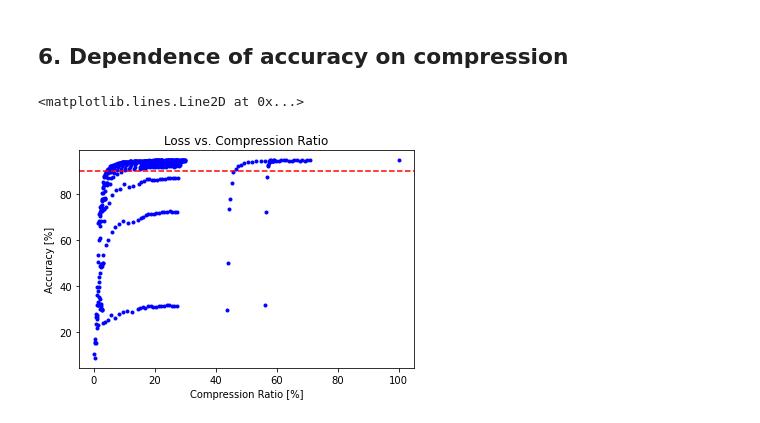
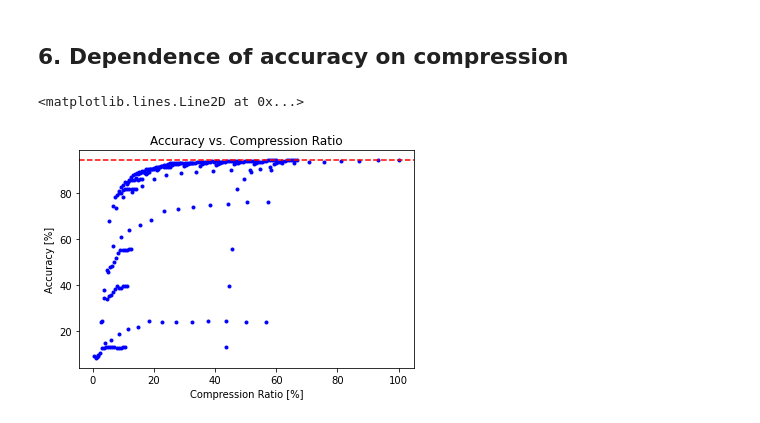
Before and after one commit to aaronleesander/DMRG-inspired-Algorithms-for-Neural-Network-Compression, a Jupyter notebook: DMRG/NN_Single_Model.ipynb, the cells around one changed output. Saved outputs shown, nothing was run; the diff lists cells and outputs as text; code cells hidden in the pictures.

Commit message:
expanded tests in single model, first descent algorithm

```diff
--- a/DMRG/NN_Single_Model.ipynb
+++ b/DMRG/NN_Single_Model.ipynb
@@ -18,7 +10,7 @@ from neural_networks import *
 # %% [markdown]
 ## 1. Train
 # %%
-D = 4
+D = 16
 threshold = 90
 # %%
 # List of layer 1 weights (0-3), layer 1 bias (4), layer 2 weights (5-8), layer 2 bias (9)
@@ -221,8 +258,8 @@ for W1_dim in range(1, len(compressed_MPS_1)+1):
 
         dim_0 = [MPS_0_test[0].shape[1], MPS_0_test[1].shape[1], MPS_0_test[2].shape[1], MPS_0_test[3].shape[1]]
         dim_1 = [MPS_1_test[0].shape[1], MPS_1_test[1].shape[1], MPS_1_test[2].shape[1], MPS_1_test[3].shape[1]]
-        MPO_0_test = open_legs(MPS_0_test, MPO_0, bond_dim=dim_0)
-        MPO_1_test = open_legs(MPS_1_test, MPO_1, bond_dim=dim_1)
+        MPO_0_test = open_legs(MPS_0_test, sigma=[4,7,7,4], sigma_prime=[4,4,4,4], bond_dim=dim_0)
+        MPO_1_test = open_legs(MPS_1_test, sigma=[4,4,4,4], sigma_prime=[1,10,1,1], bond_dim=dim_1)
 
         acc, t = FC2(MPO_0_test, bias_0, MPO_1_test, bias_1)
         acc_compressed.append(acc)
@@ -258,2 +295,20 @@ Extracting ./data/t10k-labels-idx1-ubyte.gz
 # %% [markdown]
 ## 3. Heatmap of accuracy by layer dimension
+# %%
+acc_orig, time_orig = FC2(MPO_0, bias_0, MPO_1, bias_1)
+acc_matrix = []
+for W0_dim in range(1, len(compressed_MPS_0)+1):
+    acc_array = []
+    MPS_0_test = compressed_MPS_0[W0_dim-1]
+    for W1_dim in range(1, len(compressed_MPS_1)+1):
+        MPS_1_test = compressed_MPS_1[W1_dim-1]
+
+        dim_0 = [MPS_0_test[0].shape[1], MPS_0_test[1].shape[1], MPS_0_test[2].shape[1], MPS_0_test[3].shape[1]]
+        dim_1 = [MPS_1_test[0].shape[1], MPS_1_test[1].shape[1], MPS_1_test[2].shape[1], MPS_1_test[3].shape[1]]
+        MPO_0_test = open_legs(MPS_0_test, sigma=[4,7,7,4], sigma_prime=[4,4,4,4], bond_dim=dim_0)
+        MPO_1_test = open_legs(MPS_1_test, sigma=[4,4,4,4], sigma_prime=[1,10,1,1], bond_dim=dim_1)
+
+
+        acc, _ = FC2(MPO_0_test, bias_0, MPO_1_test, bias_1)
+        acc_array.append(acc)
+    acc_matrix.append(acc_array)
@@ -387,16 +435,16 @@ W1_dim =  9
 # %%
 sorted_comp = np.array(compression_ratio_matrix[:])
 sorted_acc = np.array(acc_matrix[:])
 sorted_comp = np.reshape(sorted_comp, sorted_comp.size)
 sorted_acc = np.reshape(sorted_acc, sorted_acc.size)
 sorted_comp, sorted_acc = zip(*sorted(zip(sorted_comp, sorted_acc)))
 
 plt.plot(sorted_comp, sorted_acc, 'b.')
 
-plt.title("Loss vs. Compression Ratio")
+plt.title("Accuracy vs. Compression Ratio")
 plt.xlabel("Compression Ratio [%]")
 plt.ylabel("Accuracy [%]")
-plt.axhline(threshold, color='r', linestyle='--')
+plt.axhline(acc_orig, color='r', linestyle='--')
 # %% [output]
 <matplotlib.lines.Line2D at 0x...>
-[figure, old version]
+[figure, new version]
```
Also changed, not shown: parts of 39 cells of this notebook, 4 other files.
